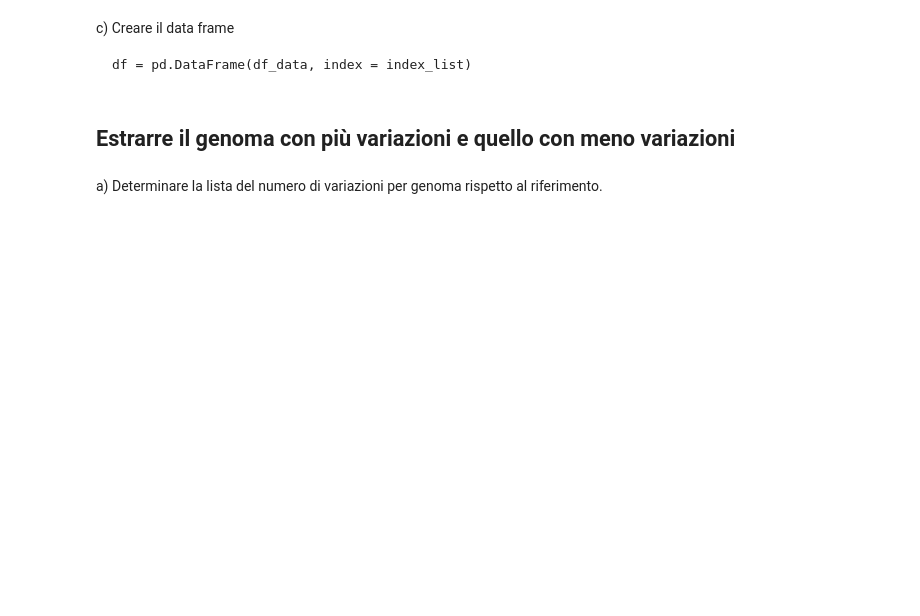
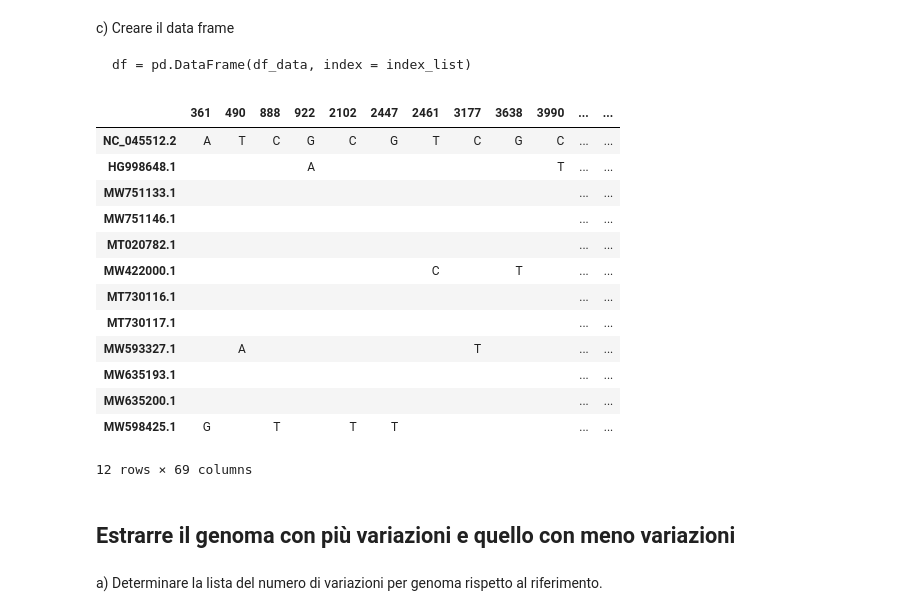
Before and after one commit to bioinformatica-corso/lezioni, a Jupyter notebook: laboratorio/lab22,23-04,06dic24/esercizio10.ipynb, the cells around one changed output. Drawn from its saved outputs; the diff is of its cells as text; code cells hidden in the pictures; blank space fills up the shorter version.

```diff
--- a/laboratorio/lab22-04dic24/esercizio10-2.ipynb
+++ b/laboratorio/lab22,23-04,06dic24/esercizio10.ipynb
@@ -281,0 +267,4 @@ index_list
+# %%
+index_list = [row.id for row in alignment]
+index_list.insert(0, reference.id)
+index_list
@@ -283,6 +285,27 @@ index_list
 c) Creare il data frame
 
     df = pd.DataFrame(df_data, index = index_list)
+# %%
+import pandas as pd
+
+df = pd.DataFrame(df_variant, index = index_list)
+# %%
+df
+# %% [output]
+|  | 361 | 490 | 888 | 922 | 2102 | 2447 | 2461 | 3177 | 3638 | 3990 | ... | ... |
+| NC_045512.2 | A | T | C | G | C | G | T | C | G | C | ... | ... |
+| HG998648.1 |  |  |  | A |  |  |  |  |  | T | ... | ... |
+| MW751133.1 |  |  |  |  |  |  |  |  |  |  | ... | ... |
+| MW751146.1 |  |  |  |  |  |  |  |  |  |  | ... | ... |
+| MT020782.1 |  |  |  |  |  |  |  |  |  |  | ... | ... |
+| MW422000.1 |  |  |  |  |  |  | C |  | T |  | ... | ... |
+| MT730116.1 |  |  |  |  |  |  |  |  |  |  | ... | ... |
+| MT730117.1 |  |  |  |  |  |  |  |  |  |  | ... | ... |
+| MW593327.1 |  | A |  |  |  |  |  | T |  |  | ... | ... |
+| MW635193.1 |  |  |  |  |  |  |  |  |  |  | ... | ... |
+| MW635200.1 |  |  |  |  |  |  |  |  |  |  | ... | ... |
+| MW598425.1 | G |  | T |  | T | T |  |  |  |  | ... | ... |
+12 rows × 69 columns
 # %% [markdown]
 ## Estrarre il genoma con più variazioni e quello con meno variazioni
 # %% [markdown]
```
Also changed, not shown: parts of 13 cells of this notebook, 3 other files.
